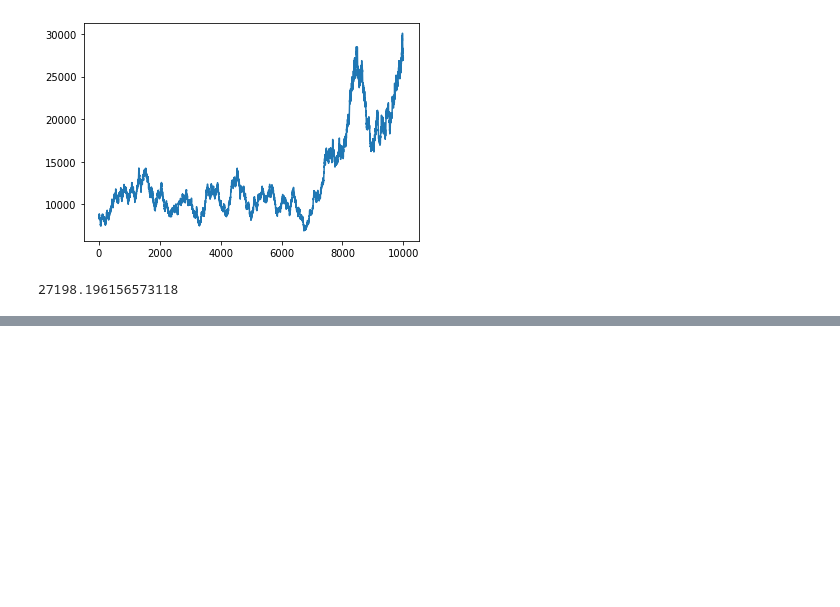
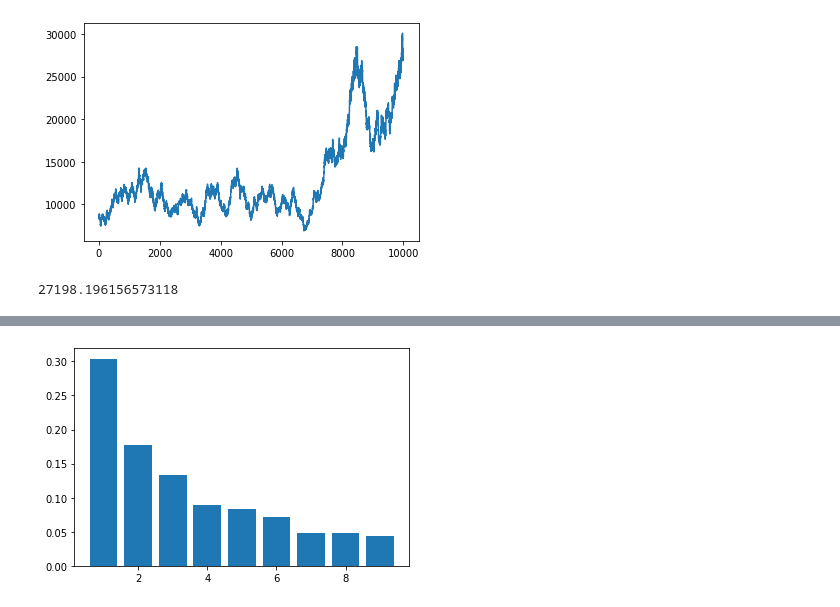
Before and after one commit to juglaz/random, a Jupyter notebook: Benford's Law Study.ipynb, the cells around one changed output, grey strips where cells are left out. Drawn from its saved outputs; the diff is of its cells as text; code cells hidden in the pictures; blank space fills up the shorter version.

```diff
--- a/Benford's Law Study.ipynb
+++ b/Benford's Law Study.ipynb
@@ -73,0 +110,7 @@ print(arr[-1])
+# %%
+# ARBITRARY DIVISION
+nums = gen_benford()
+nums = [n / math.pi for n in nums]
+ratios = plot_benford(nums)
+# %% [output]
+[figure, added]
```
Also changed, not shown: parts of 18 cells of this notebook.
